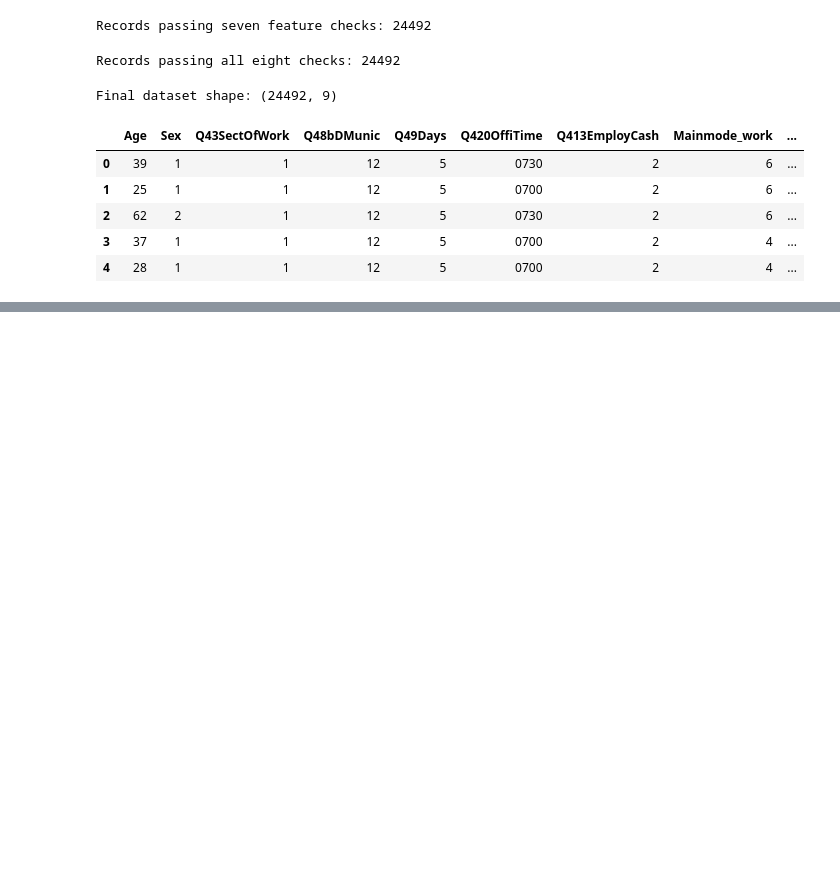
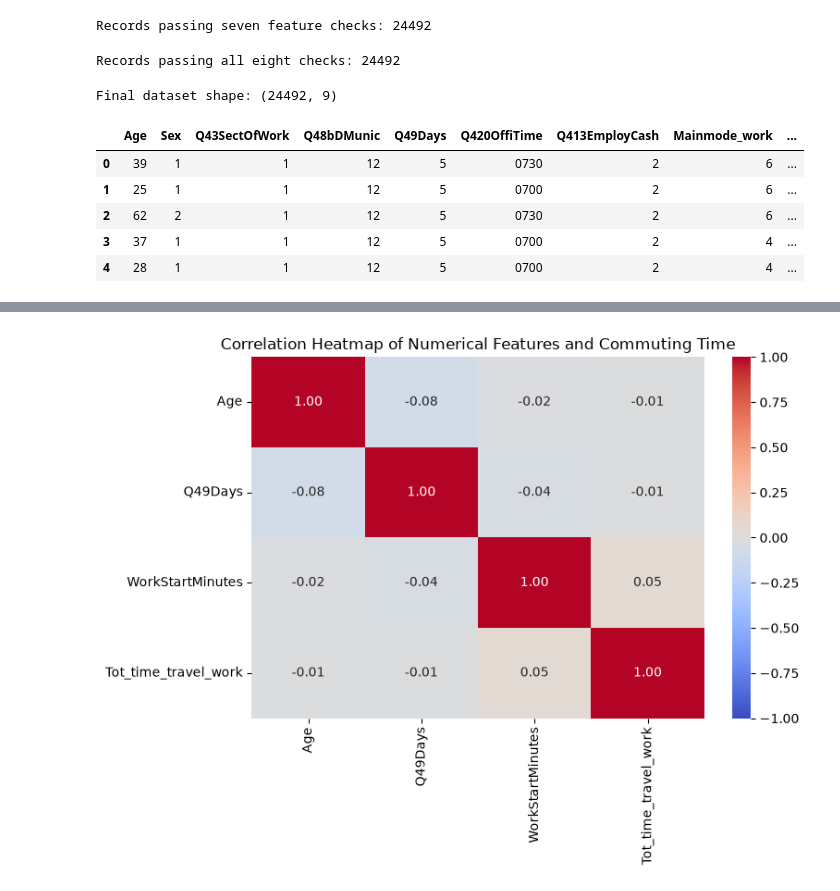
Before and after one commit to EKIRABO/linear_regression_model, a Jupyter notebook: summative/linear_regression/multivariate.ipynb, the cells around one changed output, grey strips where cells are left out. Saved outputs shown, nothing was run; the diff lists cells and outputs as text; code cells hidden in the pictures; blank space fills up the shorter version.

```diff
--- a/summative/linear_regression/multivariate.ipynb
+++ b/summative/linear_regression/multivariate.ipynb
@@ -178,0 +197,23 @@ Final dataset shape: (24492, 9)
+# %%
+# Identifying numerical features
+numerical_features = [
+    "Age",
+    "Q49Days",
+    "WorkStartMinutes"
+]
+
+# Identifying categorical features
+categorical_features = [
+    "Sex",
+    "Q43SectOfWork",
+    "Q48bDMunic",
+    "Q413EmployCash",
+    "Mainmode_work"
+]
+
+# Combining all eight model features
+model_features = numerical_features + categorical_features
+
+print("Numerical features:", len(numerical_features))
+print("Categorical features:", len(categorical_features))
+print("Total model features:", len(model_features))
@@ -178,0 +269,24 @@ Final dataset shape: (24492, 9)
+# %%
+# Selecting numerical features and the target for correlation analysis
+correlation_columns = numerical_features + [target]
+
+# Calculating Pearson correlation coefficients
+correlation_matrix = commute_df[correlation_columns].corr()
+
+# Visualizing the correlation matrix
+plt.figure(figsize=(8, 6))
+
+sns.heatmap(
+    correlation_matrix,
+    annot=True,
+    cmap="coolwarm",
+    fmt=".2f",
+    vmin=-1,
+    vmax=1
+)
+
+plt.title("Correlation Heatmap of Numerical Features and Commuting Time")
+plt.tight_layout()
+plt.show()
+# %% [output]
+[figure, added]
```
Also changed, not shown: parts of 8 cells of this notebook.
